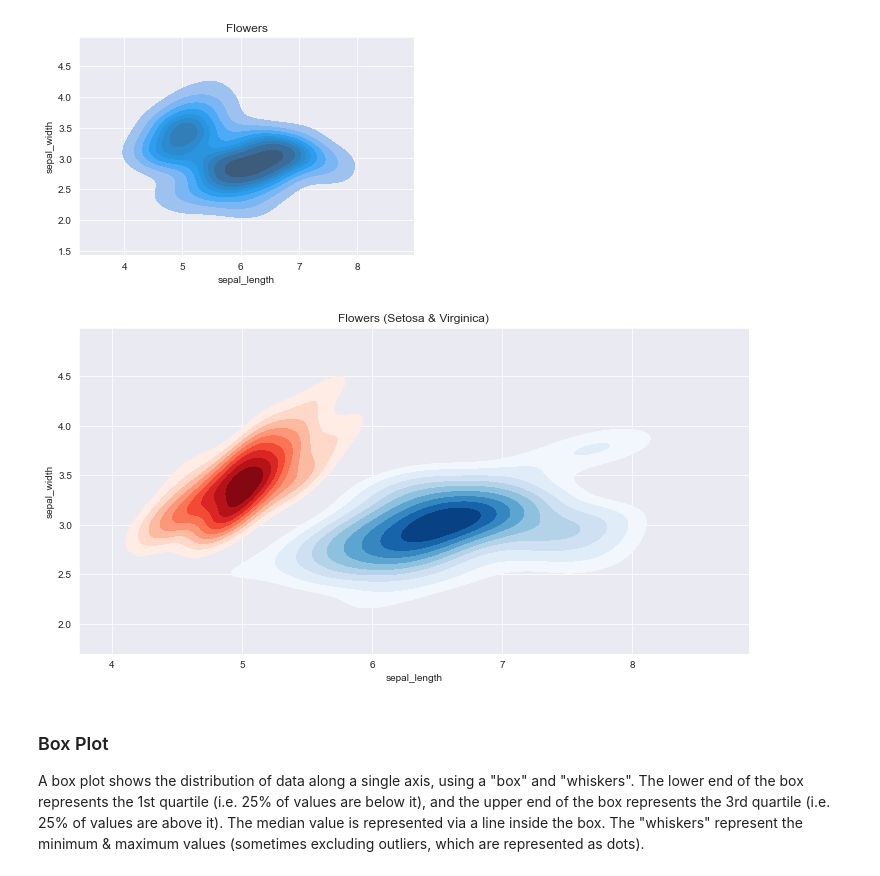
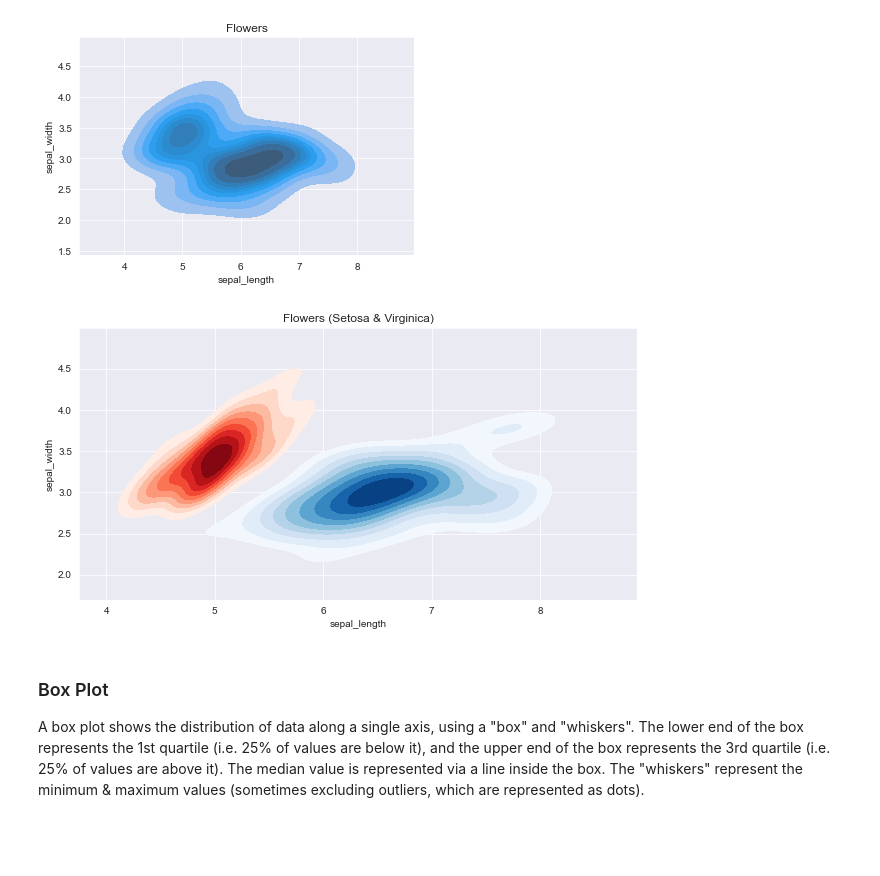
Before and after one commit to piyushrj100/Data_analysis, a Jupyter notebook: mat.ipynb, the cells around one changed output. Drawn from its saved outputs; the diff is of its cells as text; code cells hidden in the pictures; blank space fills up the shorter version.

```diff
--- a/mat.ipynb
+++ b/mat.ipynb
@@ -353,14 +361,14 @@ sns.kdeplot(flowers_df.sepal_length, flowers_df.sepal_width, shade=True,thresh=0
 # %%
 #Creating multiple contour plots
 
-plt.figure(figsize=(12,6))
+plt.figure(figsize=(10,5))
 setosa = flowers_df[flowers_df.species =='setosa']
 virginica = flowers_df[flowers_df.species=='virginica']
 plt.title("Flowers (Setosa & Virginica)")
-sns.kdeplot(setosa.sepal_length,setosa.sepal_width,shade=True, cmap='Reds',thresh=0.1)
-sns.kdeplot(virginica.sepal_length, virginica.sepal_width, shade=True, cmap='Blues', thresh=0.1);
+sns.kdeplot(data=setosa,x="sepal_length",y="sepal_width",shade=True, cmap='Reds',thresh=0.1)
+sns.kdeplot(data=virginica,x="sepal_length", y="sepal_width", shade=True, cmap='Blues', thresh=0.1);
 # %% [output]
-[figure, old version]
+[figure, new version]
 # %% [markdown]
 ### Box Plot
 A box plot shows the distribution of data along a single axis, using a "box" and "whiskers". The lower end of the box represents the 1st quartile (i.e. 25% of values are below it), and the upper end of the box represents the 3rd quartile (i.e. 25% of values are above it). The median value is represented via a line inside the box. The "whiskers" represent the minimum & maximum values (sometimes excluding outliers, which are represented as dots).
```
Also changed, not shown: parts of 16 cells of this notebook.
